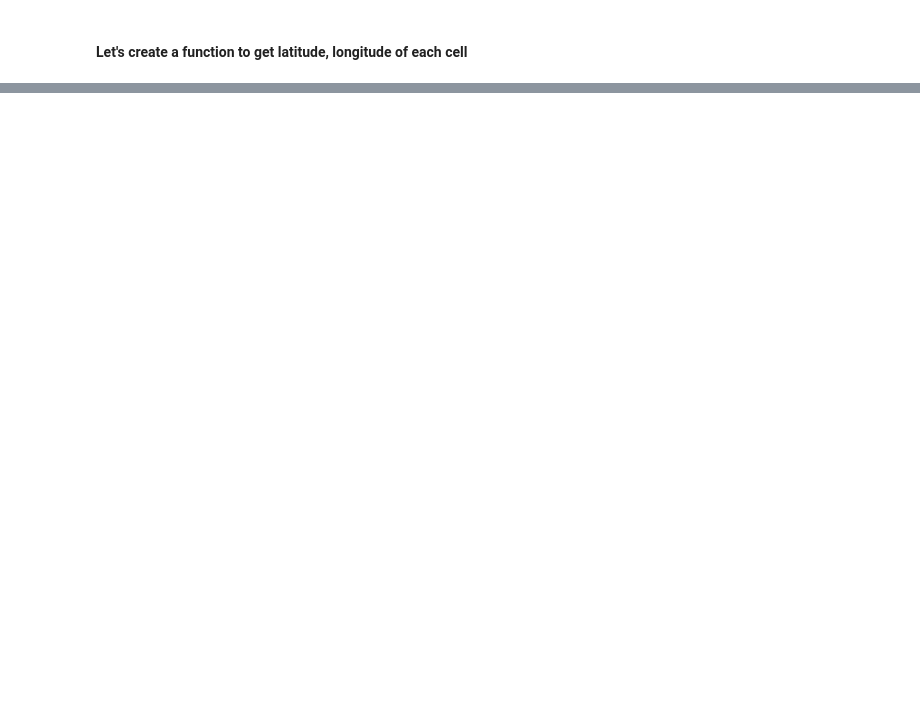
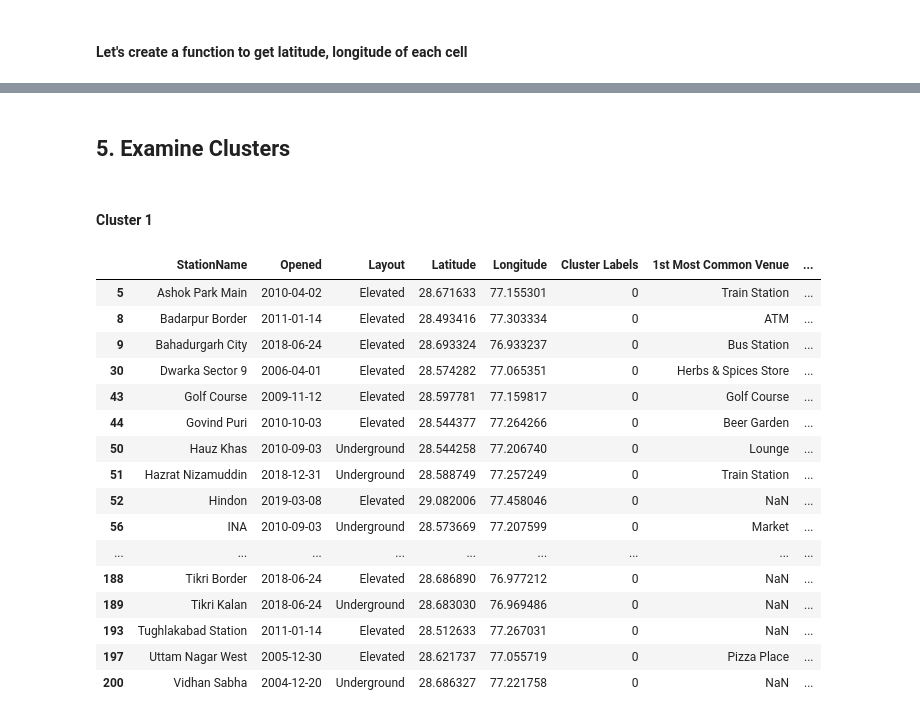
Before and after one commit to anshuld27/AdvanceDataScience, a Jupyter notebook: The Battle of Neighborhoods.ipynb, the cells around one changed output, grey strips where cells are left out. Cells and saved outputs as stored; diff of their text form; code cells hidden in the pictures; blank space fills up the shorter version.

```diff
--- a/The Battle of Neighborhoods.ipynb
+++ b/The Battle of Neighborhoods.ipynb
@@ -180,0 +542,6 @@ df=df[~df.Latitude.str.contains("0.000000")]
+# %%
+def return_most_common_venues(row, num_top_venues):
+    row_categories = row.iloc[1:]
+    row_categories_sorted = row_categories.sort_values(ascending=False)
+
+    return row_categories_sorted.index.values[0:num_top_venues]
@@ -180,0 +593,11 @@ df=df[~df.Latitude.str.contains("0.000000")]
+# %%
+# set number of clusters
+kclusters =5
+
+metro_grouped_clustering = metro_grouped.drop('StationName', 1)
+
+# run k-means clustering
+kmeans = KMeans(n_clusters=kclusters, random_state=0).fit(metro_grouped_clustering)
+
+# check cluster labels generated for each row in the dataframe
+kmeans.labels_[0:10]
@@ -180,0 +608,8 @@ df=df[~df.Latitude.str.contains("0.000000")]
+# %%
+# add clustering labels
+metro_venues_sorted.insert(0, 'Cluster Labels', kmeans.labels_)
+metro_merged = df
+
+metro_merged = metro_merged.join(metro_venues_sorted.set_index('StationName'), on='StationName')
+
+metro_merged.head() # check the last columns!
@@ -180,0 +623,2 @@ df=df[~df.Latitude.str.contains("0.000000")]
+# %%
+metro_merged['Cluster Labels'] = metro_merged['Cluster Labels'].fillna(0).astype(int).astype(int)
@@ -180,0 +653,26 @@ df=df[~df.Latitude.str.contains("0.000000")]
+# %% [markdown]
+## 5. Examine Clusters
+# %% [markdown]
+#### Cluster 1
+# %%
+cluster1=metro_merged.loc[metro_merged['Cluster Labels'] == 0, metro_merged.columns[[0] + list(range(2, metro_merged.shape[1]))]]
+cluster1['3rd Most Common Venue'].dropna()
+cluster1
+# %% [output]
+|  | StationName | Opened | Layout | Latitude | Longitude | Cluster Labels | 1st Most Common Venue | ... |
+| 5 | Ashok Park Main | 2010-04-02 | Elevated | 28.671633 | 77.155301 | 0 | Train Station | ... |
+| 8 | Badarpur Border | 2011-01-14 | Elevated | 28.493416 | 77.303334 | 0 | ATM | ... |
+| 9 | Bahadurgarh City | 2018-06-24 | Elevated | 28.693324 | 76.933237 | 0 | Bus Station | ... |
+| 30 | Dwarka Sector 9 | 2006-04-01 | Elevated | 28.574282 | 77.065351 | 0 | Herbs & Spices Store | ... |
+| 43 | Golf Course | 2009-11-12 | Elevated | 28.597781 | 77.159817 | 0 | Golf Course | ... |
+| 44 | Govind Puri | 2010-10-03 | Elevated | 28.544377 | 77.264266 | 0 | Beer Garden | ... |
+| 50 | Hauz Khas | 2010-09-03 | Underground | 28.544258 | 77.206740 | 0 | Lounge | ... |
+| 51 | Hazrat Nizamuddin | 2018-12-31 | Underground | 28.588749 | 77.257249 | 0 | Train Station | ... |
+| 52 | Hindon | 2019-03-08 | Elevated | 29.082006 | 77.458046 | 0 | NaN | ... |
+| 56 | INA | 2010-09-03 | Underground | 28.573669 | 77.207599 | 0 | Market | ... |
+| ... | ... | ... | ... | ... | ... | ... | ... | ... |
+| 188 | Tikri Border | 2018-06-24 | Elevated | 28.686890 | 76.977212 | 0 | NaN | ... |
+| 189 | Tikri Kalan | 2018-06-24 | Underground | 28.683030 | 76.969486 | 0 | NaN | ... |
+| 193 | Tughlakabad Station | 2011-01-14 | Elevated | 28.512633 | 77.267031 | 0 | NaN | ... |
+| 197 | Uttam Nagar West | 2005-12-30 | Elevated | 28.621737 | 77.055719 | 0 | Pizza Place | ... |
+| 200 | Vidhan Sabha | 2004-12-20 | Underground | 28.686327 | 77.221758 | 0 | NaN | ... |
```
Also changed, not shown: parts of 69 cells of this notebook.
